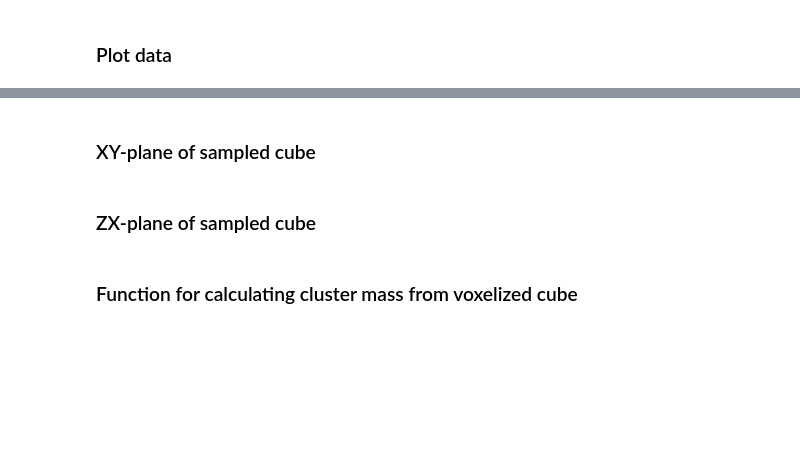
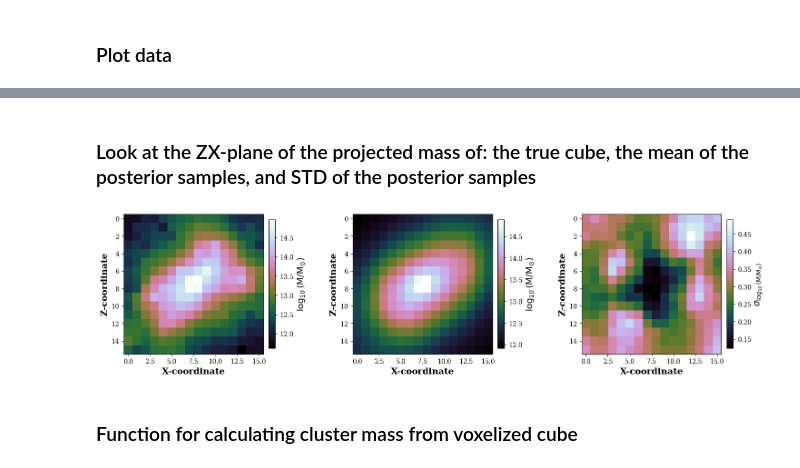
Before and after one commit to erichabjan/cluster_deprojection, a Jupyter notebook: conditional_diffusion_model/model_test.ipynb, the cells around one changed output, grey strips where cells are left out. Saved outputs shown, nothing was run; the diff lists cells and outputs as text; code cells hidden in the pictures; blank space fills up the shorter version.

```diff
--- a/conditional_diffusion_model/model_test.ipynb
+++ b/conditional_diffusion_model/model_test.ipynb
@@ -141,22 +182,51 @@ cbar.set_label("Projected Mass", fontsize=14, fontweight='semibold')
+# %% [markdown]
+### Look at the ZX-plane of the projected mass of: the true cube, the mean of the posterior samples, and STD of the posterior samples
 # %%
+idx = sample_num_int
+
 cube_mean = data_dict["metadata"]["cube_log10_mean"]
 cube_std  = data_dict["metadata"]["cube_log10_std"]
 
-log10_rho = data_true_cube[idx] * cube_std + cube_mean
+log10_rho = data_true_cube * cube_std + cube_mean
 rho = 10**log10_rho
 
-rho_im = np.sum(rho, axis = 1)
+rho_im = np.log10(np.sum(rho, axis = 1))
+#true_xy = (np.log10(rho_im ) - data_dict["metadata"]["proj_mass_log10_mean"]) / data_dict["metadata"]["proj_mass_log10_std"]
 
-imgs = (np.log10(rho_im ) - data_dict["metadata"]["proj_mass_log10_mean"]) / data_dict["metadata"]["proj_mass_log10_std"]
+log10_rho_samples = data_sampled_cubes * cube_std + cube_mean
+rho_samples = 10**log10_rho_samples
+rho_samples_zx = np.sum(rho_samples, axis=2)
+
+rho_sample_mean = np.nanmean(np.log10(rho_samples_zx), axis=0)
+rho_sample_std = np.nanstd(np.log10(rho_samples_zx), axis=0)
+
+
+imgs = np.array([rho_im, rho_sample_mean, rho_sample_std])
 cmap = 'cubehelix'
 
-fig, ax1 = plt.subplots(nrows=1, ncols=1, figsize=(5, 5), dpi=500, constrained_layout=False)
-fig.set_constrained_layout_pads(w_pad=0.1, h_pad=0.2, wspace=-0.1, hspace=0.1)
+fig, axes = plt.subplots(nrows=1, ncols=3, figsize=(15, 10), constrained_layout=True)
+fig.set_constrained_layout_pads(w_pad=0.2, h_pad=0.2, wspace=0.1, hspace=0.1)
+ax1, ax2, ax3 = axes[0], axes[1], axes[2]
 
-im1 = ax1.imshow(imgs, vmin = np.quantile(imgs, 0.5), vmax = np.quantile(imgs, 0.98), cmap=cmap, origin="upper")
+im1 = ax1.imshow(imgs[0], cmap=cmap, origin="upper")
 ax1.set_xlabel("X-coordinate", fontsize=14, fontweight='semibold')
 ax1.set_ylabel("Z-coordinate", fontsize=14, fontweight='semibold')
 cbar = fig.colorbar(im1, ax=ax1, fraction=0.046, pad=0.02)
-cbar.set_label("Projected Mass", fontsize=14, fontweight='semibold')
+cbar.set_label(r"$\rm \log_{10}(M/M_{\odot})$", fontsize=14, fontweight='semibold')
+
+im2 = ax2.imshow(imgs[1], cmap=cmap, origin="upper")
+ax2.set_xlabel("X-coordinate", fontsize=14, fontweight='semibold')
+ax2.set_ylabel("Z-coordinate", fontsize=14, fontweight='semibold')
+cbar = fig.colorbar(im2, ax=ax2, fraction=0.046, pad=0.02)
+cbar.set_label(r"$\rm \log_{10}(M/M_{\odot})$", fontsize=14, fontweight='semibold')
+
+im3 = ax3.imshow(imgs[2], cmap=cmap, origin="upper")
+ax3.set_xlabel("X-coordinate", fontsize=14, fontweight='semibold')
+ax3.set_ylabel("Z-coordinate", fontsize=14, fontweight='semibold')
+cbar = fig.colorbar(im3, ax=ax3, fraction=0.046, pad=0.02)
+cbar.set_label(r"$\sigma_{\log_{10}(M/M_{\odot})}$", fontsize=14, fontweight='semibold')
+
+fig.savefig("/home/habjan.e/TNG/cluster_deprojection/figures/zx_projected_mass_samples.png", dpi = 500, bbox_inches="tight")
+plt.show()
+# %% [output]
+[figure, added]
-# %% [markdown]
-### XY-plane of sampled cube
@@ -183,2 +232,0 @@ cbar.set_label("Projected Mass", fontsize=14, fontweight='semibold')
-# %% [markdown]
-### ZX-plane of sampled cube
```
Also changed, not shown: parts of 32 cells of this notebook, 24 other files.
